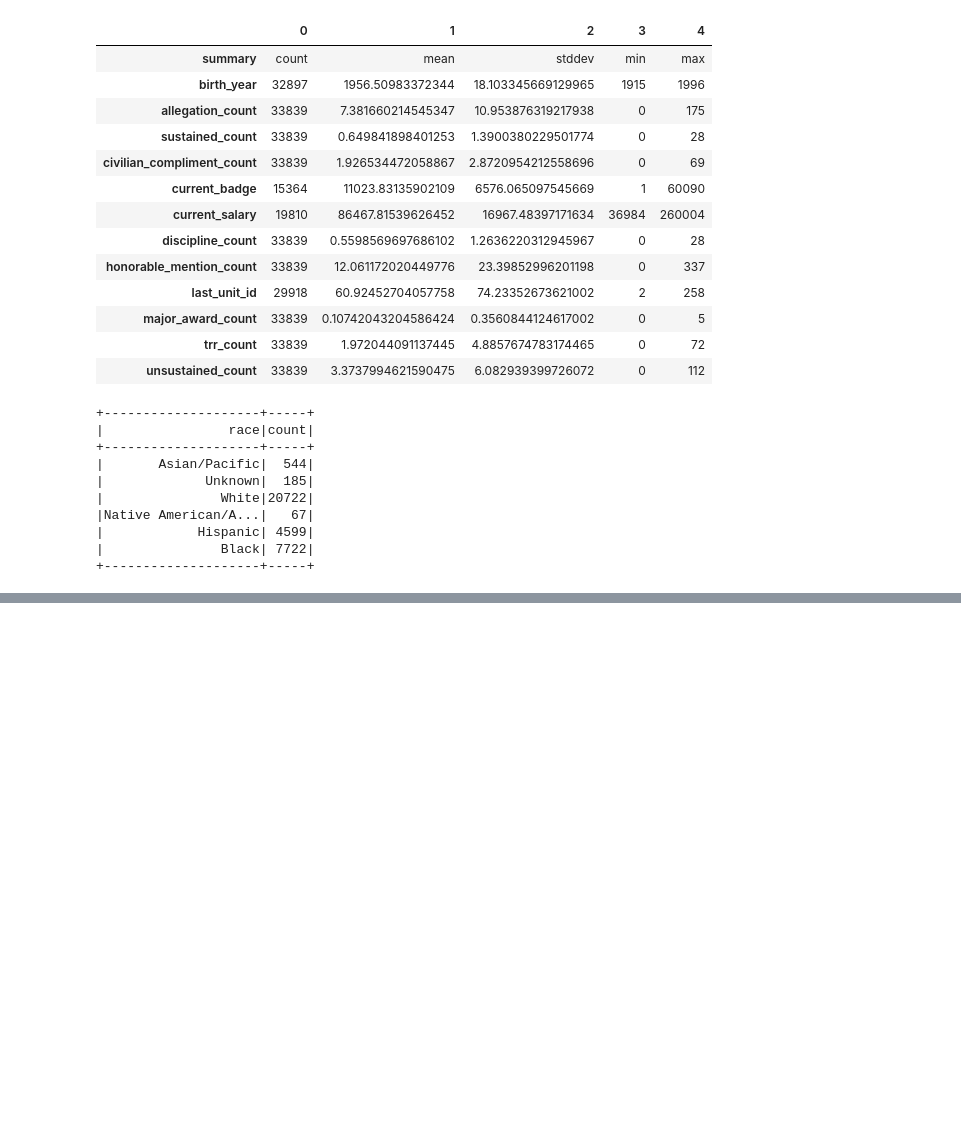
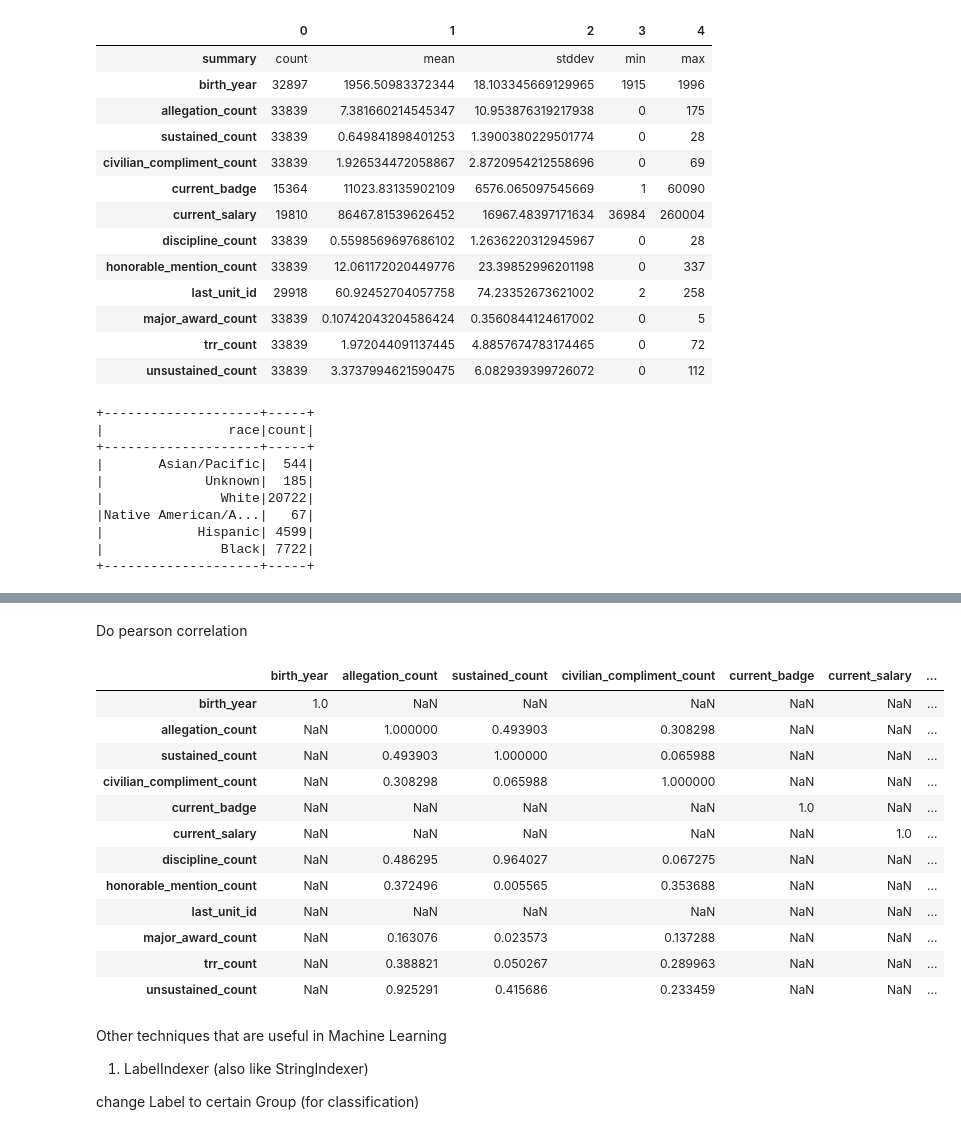
Before and after one commit to YunanWu2168/PySpark_demo, a Jupyter notebook: Pyspark_demo.ipynb, the cells around one changed output, grey strips where cells are left out. Drawn from its saved outputs; the diff is of its cells as text; code cells hidden in the pictures; blank space fills up the shorter version.

```diff
--- a/Pyspark_demo.ipynb
+++ b/Pyspark_demo.ipynb
@@ -180,0 +338,35 @@ df.groupby('race').count().show()
+# %% [markdown]
+Do pearson correlation
+# %%
+from pyspark.mllib.stat import Statistics
+
+df_sub.toPandas().head()
+col_names = df_sub.columns
+
+# correlations
+features = df_sub.rdd.map(lambda row: row[0:])
+corr_mat=Statistics.corr(features, method="pearson")
+corr_df = pd.DataFrame(corr_mat)
+corr_df.index, corr_df.columns = col_names, col_names
+
+corr_df
+# %% [output]
+|  | birth_year | allegation_count | sustained_count | civilian_compliment_count | current_badge | current_salary | ... |
+| birth_year | 1.0 | NaN | NaN | NaN | NaN | NaN | ... |
+| allegation_count | NaN | 1.000000 | 0.493903 | 0.308298 | NaN | NaN | ... |
+| sustained_count | NaN | 0.493903 | 1.000000 | 0.065988 | NaN | NaN | ... |
+| civilian_compliment_count | NaN | 0.308298 | 0.065988 | 1.000000 | NaN | NaN | ... |
+| current_badge | NaN | NaN | NaN | NaN | 1.0 | NaN | ... |
+| current_salary | NaN | NaN | NaN | NaN | NaN | 1.0 | ... |
+| discipline_count | NaN | 0.486295 | 0.964027 | 0.067275 | NaN | NaN | ... |
+| honorable_mention_count | NaN | 0.372496 | 0.005565 | 0.353688 | NaN | NaN | ... |
+| last_unit_id | NaN | NaN | NaN | NaN | NaN | NaN | ... |
+| major_award_count | NaN | 0.163076 | 0.023573 | 0.137288 | NaN | NaN | ... |
+| trr_count | NaN | 0.388821 | 0.050267 | 0.289963 | NaN | NaN | ... |
+| unsustained_count | NaN | 0.925291 | 0.415686 | 0.233459 | NaN | NaN | ... |
+# %% [markdown]
+Other techniques that are useful in Machine Learning
+
+1. LabelIndexer   (also like StringIndexer)
+
+change Label to certain Group (for classification)
```
Also changed, not shown: parts of 35 cells of this notebook.
